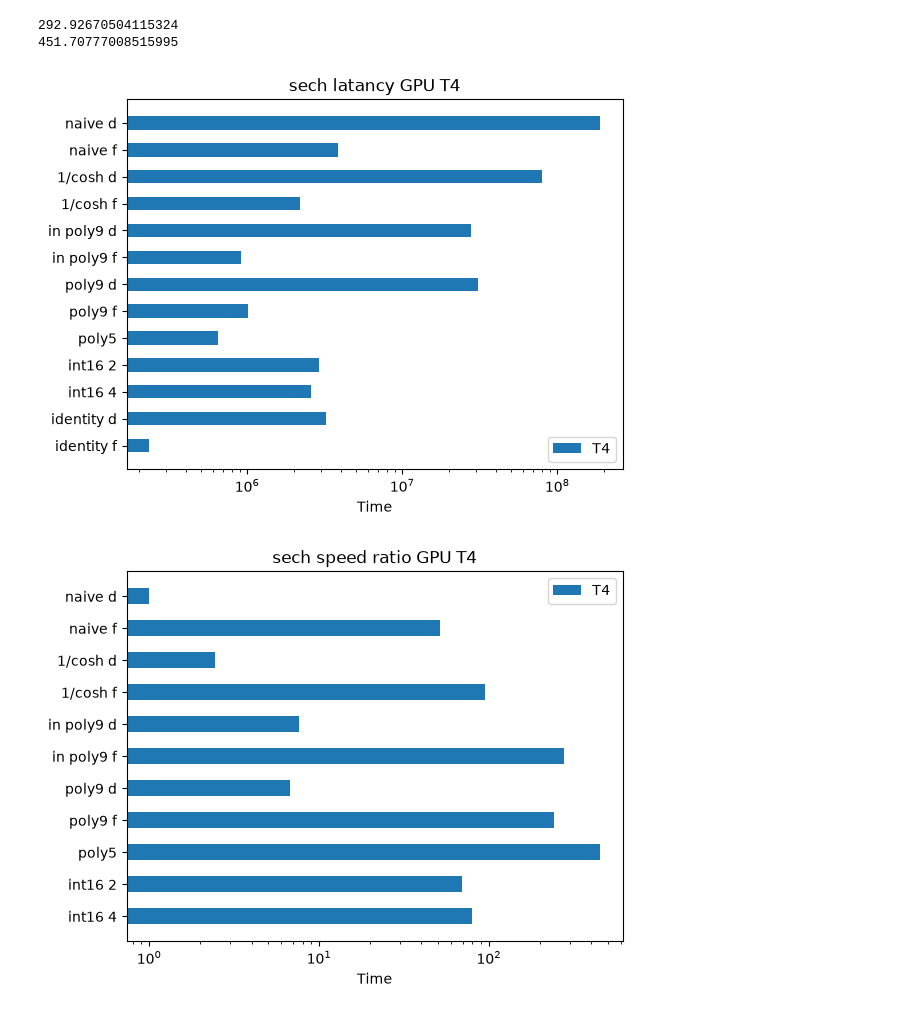
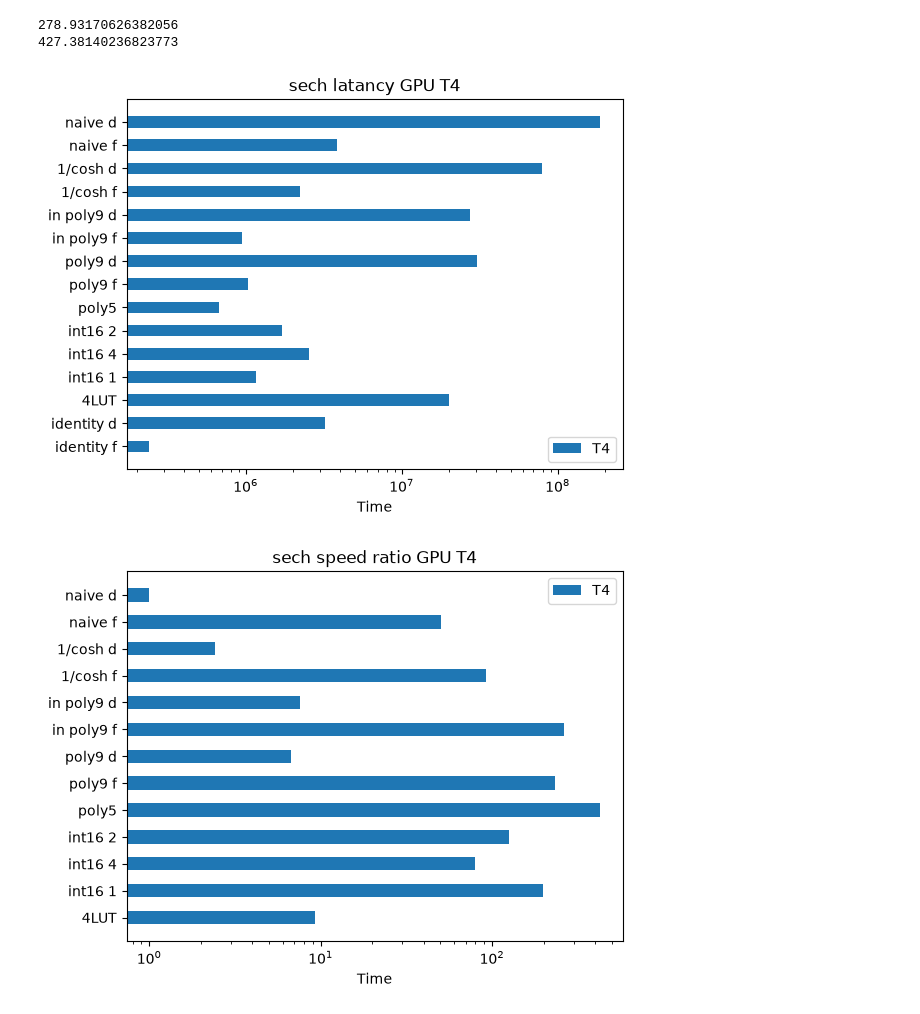
Before and after one commit to VinInn/pyTools, a Jupyter notebook: sechSpeed.ipynb, the cells around one changed output. Saved outputs shown, nothing was run; the diff lists cells and outputs as text; code cells hidden in the pictures.

```diff
--- a/sechSpeed.ipynb
+++ b/sechSpeed.ipynb
@@ -61,37 +67,40 @@ plt.show()
 # %%
 
-sech = ('naive d','naive f', '1/cosh d', '1/cosh f', 'in poly9 d', 'in poly9 f', 'poly9 d', 'poly9 f', 'poly5','int16 2','int16 4', 'identity d','identity f' )
-gpuT4 = np.array([188696939.,3859364.,79690390.,2202659.,27522589.,907770.,30560870.,1004350.,644178.,2905233.,2561280.,3208112.,233539.])
+sech = ('naive d','naive f', '1/cosh d', '1/cosh f', 'in poly9 d', 'in poly9 f', 'poly9 d', 'poly9 f', 'poly5','int16 2','int16 4', 'int16 1', '4LUT', 'identity d','identity f' )
+gpuT4 = np.array([187317982,3872602,79714811,2244394,27557871,943264,30594433,1032286,671555,1699551,2561280,1164031,20055738,3244812,240855])
+
+idd = gpuT4[13]
+idf = gpuT4[14]
 
 print(gpuT4[0]/gpuT4[8])
-print((gpuT4[0]-gpuT4[11])/(gpuT4[8]-gpuT4[12]))
+print((gpuT4[0]-idd)/(gpuT4[8]-idf))
 
 x = np.arange(len(sech))  # the label locations
 width = 0.5  # the width of a bar
 
 fig, ax = plt.subplots()
 ax.barh(x, gpuT4, width, align='center', label='T4')
 ax.yaxis.set_inverted(True)  # arrange data from top to bottom
 plt.xscale("log")
 ax.set_yticks(x,sech)
 ax.set_xlabel('Time')
 ax.set_title('sech latancy GPU T4')
 ax.legend()
 plt.show()
 
-id = np.array([3208112.,233539.,3208112.,233539.,3208112.,233539.,3208112.,233539.,233539.,233539.,233539.,3208112.,233539.])
+id = np.array([idd,idf,idd,idf,idd,idf,idd,idf,idf,idf,idf,idf,idf,idd,idf])
 
 fig, ax = plt.subplots()
-ax.barh(x[0:11], (gpuT4[0]-id[0])/(gpuT4-id)[0:11], width, align='center', label='T4')
+ax.barh(x[0:13], (gpuT4[0]-id[0])/(gpuT4-id)[0:13], width, align='center', label='T4')
 ax.yaxis.set_inverted(True)  # arrange data from top to bottom
 plt.xscale("log")
-ax.set_yticks(x[0:11],sech[0:11])
+ax.set_yticks(x[0:13],sech[0:13])
 ax.set_xlabel('Time')
 ax.set_title('sech speed ratio GPU T4')
 ax.legend()
 plt.show()
 # %% [output]
-292.92670504115324
-451.70777008515995
+278.93170626382056
+427.38140236823773
-[figure, old version]
+[figure, new version]
-[figure, old version]
+[figure, new version]
```
Also changed, not shown: parts of 1 cell of this notebook.
